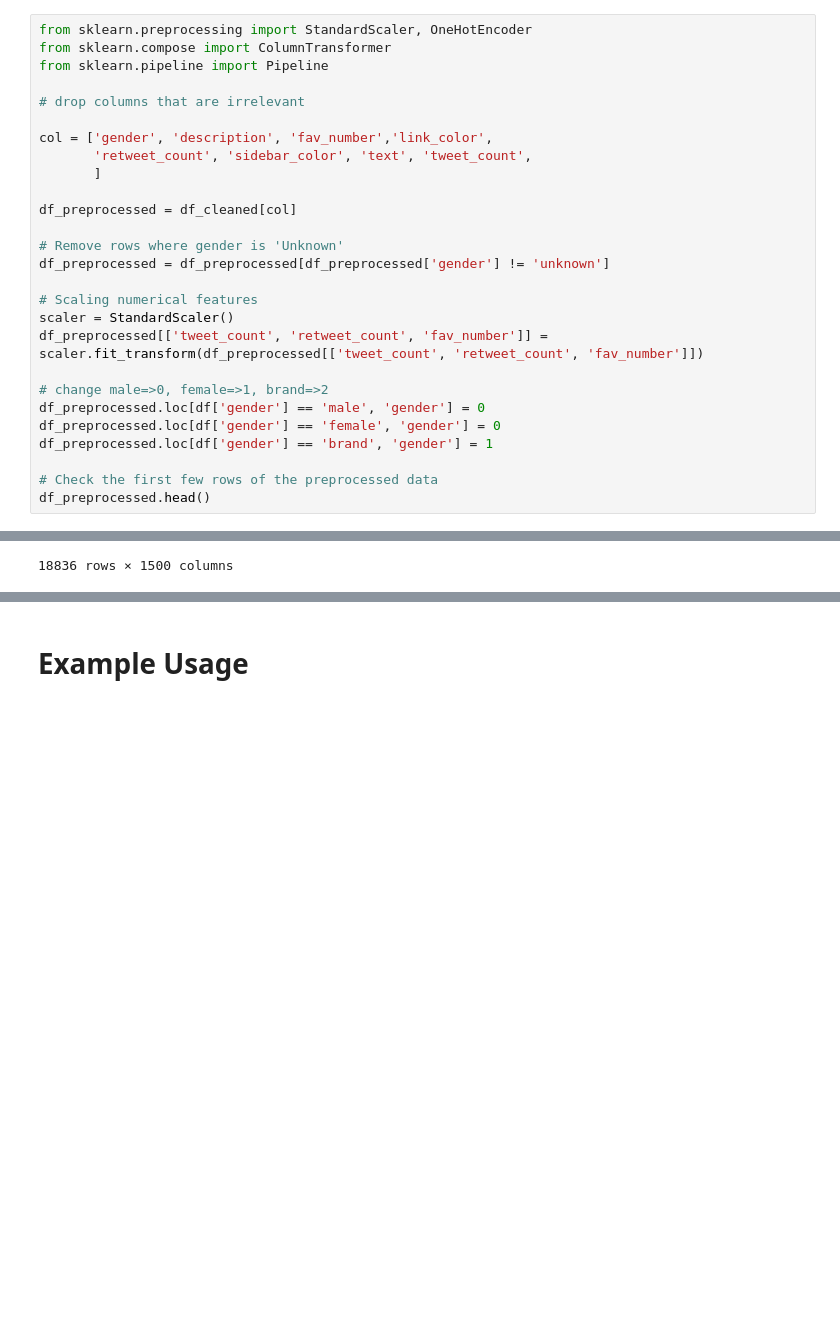
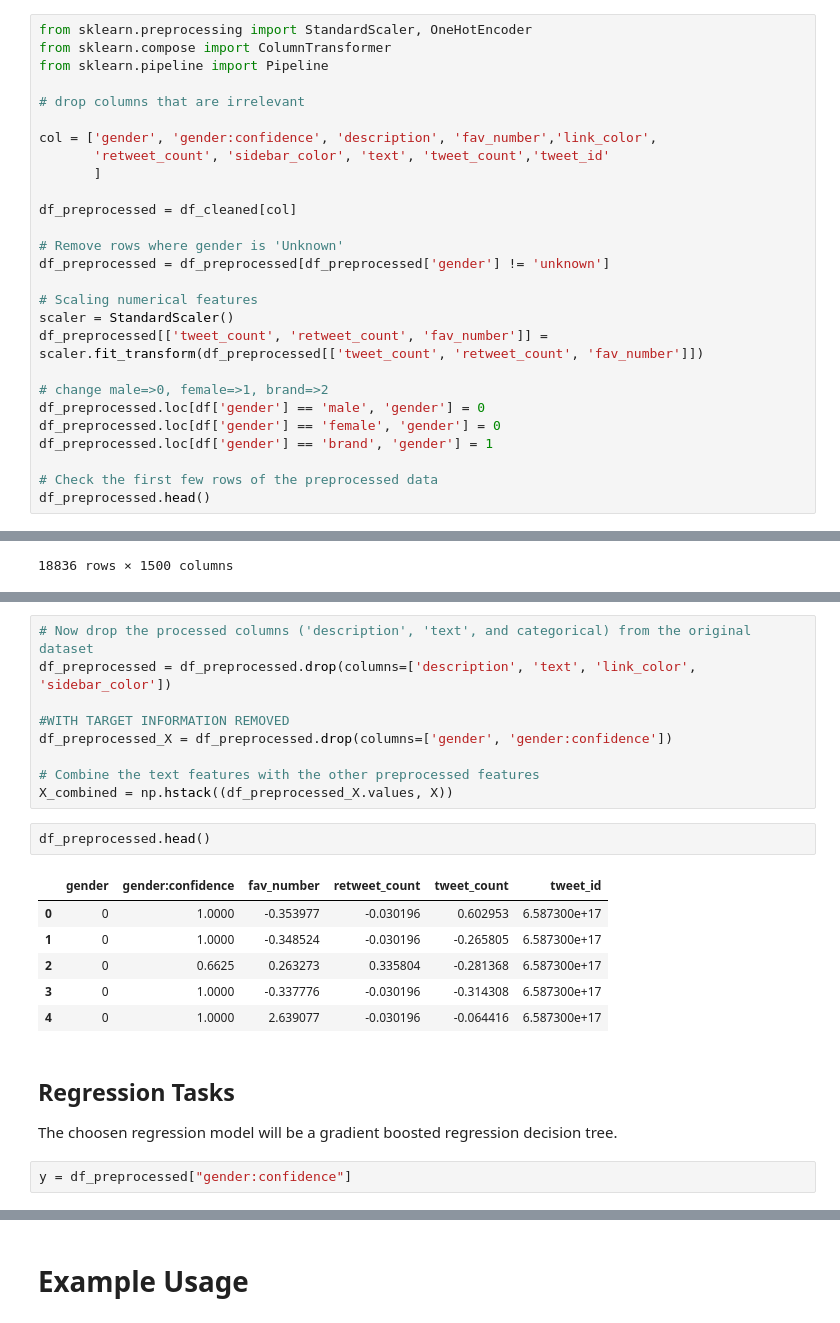
Before and after one commit to huuthienp/csci946-a2, a Jupyter notebook: eda_pp_kye.ipynb, the cells around one changed output, grey strips where cells are left out. Drawn from its saved outputs; the diff is of its cells as text; blank space fills up the shorter version.

```diff
--- a/eda_pp.ipynb
+++ b/eda_pp_kye.ipynb
@@ -164,8 +303,8 @@ from sklearn.pipeline import Pipeline
 
 # drop columns that are irrelevant
 
-col = ['gender', 'description', 'fav_number','link_color',
-       'retweet_count', 'sidebar_color', 'text', 'tweet_count',
+col = ['gender', 'gender:confidence', 'description', 'fav_number','link_color',
+       'retweet_count', 'sidebar_color', 'text', 'tweet_count','tweet_id'
        ]
 
 df_preprocessed = df_cleaned[col]
@@ -324,0 +464,23 @@ array([0, 0, 0, ..., 0, 0, 0], dtype=object)
+# %%
+# Now drop the processed columns ('description', 'text', and categorical) from the original dataset
+df_preprocessed = df_preprocessed.drop(columns=['description', 'text', 'link_color', 'sidebar_color'])
+
+#WITH TARGET INFORMATION REMOVED
+df_preprocessed_X = df_preprocessed.drop(columns=['gender', 'gender:confidence'])
+
+# Combine the text features with the other preprocessed features
+X_combined = np.hstack((df_preprocessed_X.values, X))
+# %%
+df_preprocessed.head()
+# %% [output]
+|  | gender | gender:confidence | fav_number | retweet_count | tweet_count | tweet_id |
+| 0 | 0 | 1.0000 | -0.353977 | -0.030196 | 0.602953 | 6.587300e+17 |
+| 1 | 0 | 1.0000 | -0.348524 | -0.030196 | -0.265805 | 6.587300e+17 |
+| 2 | 0 | 0.6625 | 0.263273 | 0.335804 | -0.281368 | 6.587300e+17 |
+| 3 | 0 | 1.0000 | -0.337776 | -0.030196 | -0.314308 | 6.587300e+17 |
+| 4 | 0 | 1.0000 | 2.639077 | -0.030196 | -0.064416 | 6.587300e+17 |
+# %% [markdown]
+## Regression Tasks
+The choosen regression model will be a gradient boosted regression decision tree.
+# %%
+y = df_preprocessed["gender:confidence"]
```
Also changed, not shown: parts of 19 cells of this notebook.
